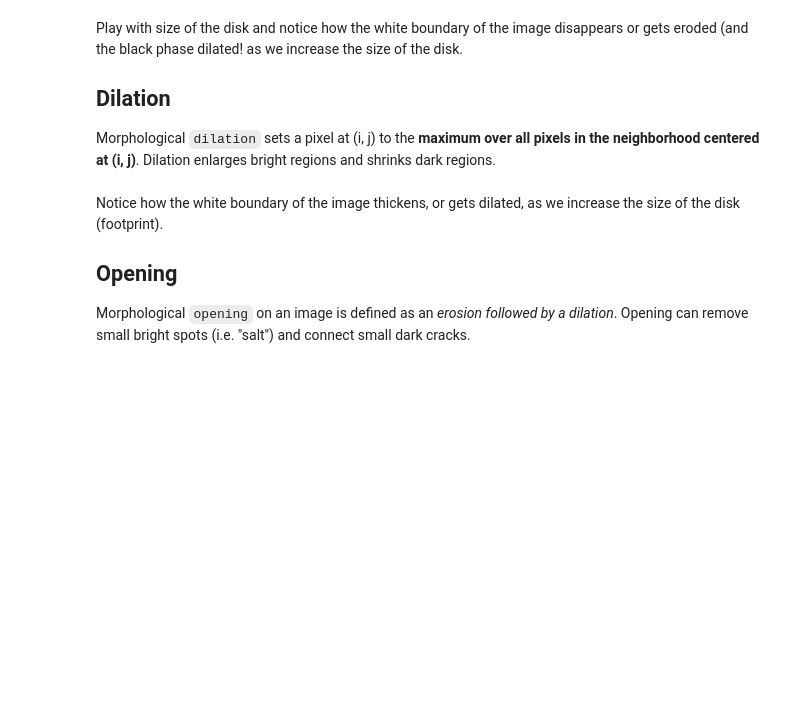
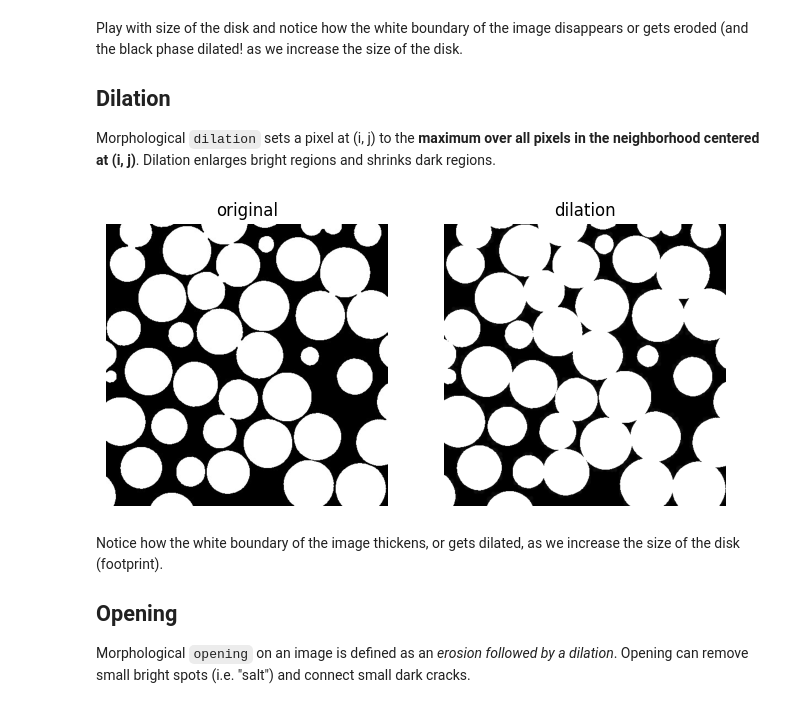
Before and after one commit to digital-porous-media/dpm_teach, a Jupyter notebook: 3_morphological_characterization/3-1_morphological_operations.ipynb, the cells around one changed output. Cells and saved outputs as stored; diff of their text form; code cells hidden in the pictures; blank space fills up the shorter version.

```diff
--- a/3_morphological_characterization/3-1_morphological_operations.ipynb
+++ b/3_morphological_characterization/3-1_morphological_operations.ipynb
@@ -88,8 +89,10 @@ Morphological ``dilation`` sets a pixel at (i, j) to the __maximum over all
 pixels in the neighborhood centered at (i, j)__. Dilation enlarges bright
 regions and shrinks dark regions.
 # %%
-dilated = dilation(img, footprint)
-plot_comparison(img, dilated, 'dilation')
+dilated = dilation(dry_beads_img, footprint)
+plot_comparison(dry_beads_img, dilated, 'dilation')
+# %% [output]
+[figure, added]
 # %% [markdown]
 Notice how the white boundary of the image thickens, or gets dilated, as we
 increase the size of the disk (footprint).
```
Also changed, not shown: parts of 9 cells of this notebook.
